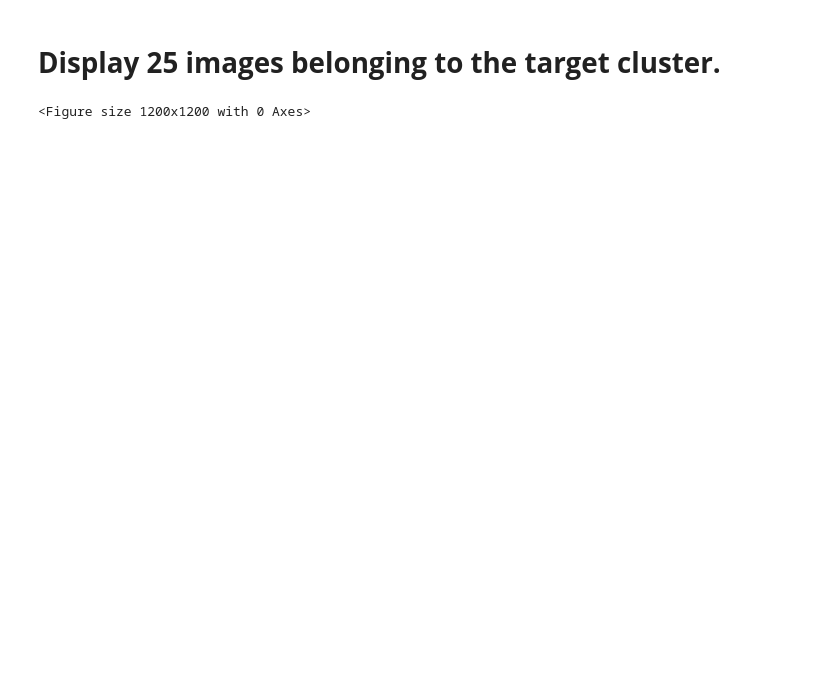
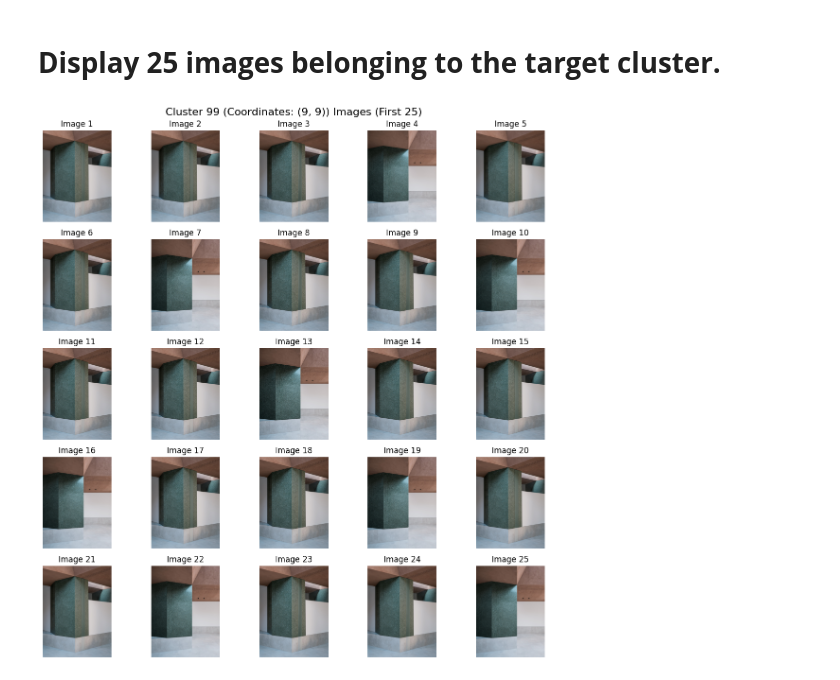
Before and after one commit to sakarla/Machine-Learning-for-Architecs, a Jupyter notebook: week 6_Unsupervized learning/Code/Week6_Clustring_CSV_SOM.ipynb, the cells around one changed output. Drawn from its saved outputs; the diff is of its cells as text; code cells hidden in the pictures; blank space fills up the shorter version.

```diff
--- a/week 6_Unsupervized learning/Code/Week6_Clustring_CSV_SOM.ipynb
+++ b/week 6_Unsupervized learning/Code/Week6_Clustring_CSV_SOM.ipynb
@@ -249,40 +178,53 @@ plt.show()
 # %% [markdown]
 # **Display 25  images belonging to the target cluster.**
 # %%
-##############################################################################
-# Target cluster index to display
-target_cluster = 10  # Change this to the cluster index you want to display
-##############################################################################
+import matplotlib.pyplot as plt
+from PIL import Image
 
+# Set the target cluster number (0 to m*m-1)
+target_cluster_number = 99  # Change this to the cluster number you want to display
 
-# Find all images belonging to the target cluster
-cluster_images = [filenames[i] for i in range(len(bmu_indices)) if bmu_indices[i][0] == target_cluster]
+# Define grid size
+m = 10  # Assuming a 10x10 grid
 
+# Convert the target cluster number to BMU coordinates
+target_cluster = (target_cluster_number // m, target_cluster_number % m)  # Convert cluster number to (x, y) coordinates
 
-##############################################################################
-# Limit the display to the first 25 images (you can adjust this number)
-num_images_to_display = 25
-##############################################################################
-cluster_images = cluster_images[:num_images_to_display]
+# Find all image indices belonging to the target cluster
+cluster_image_indices = [i for i in range(len(bmu_indices)) if tuple(bmu_indices[i]) == target_cluster]
 
-# Create a figure to display cluster images
-plt.figure(figsize=(12, 12))
-plt.suptitle(f"Cluster {target_cluster} Images (First {num_images_to_display})", fontsize=16)
+# Check if there are images in the target cluster
+if len(cluster_image_indices) == 0:
+    # No images in this cluster, display a message
+    plt.figure(figsize=(6, 6))
+    plt.text(0.5, 0.5, "There are no images in this cluster", ha="center", va="center", fontsize=16)
+    plt.axis('off')  # Hide axes for a cleaner display
+    plt.show()
+else:
+    # Limit the display to the first 25 images (you can adjust this number)
+    num_images_to_display = min(25, len(cluster_image_indices))
+    cluster_image_indices = cluster_image_indices[:num_images_to_display]
 
-# Iterate through and display the first 25 images
-for i in range(len(cluster_images)):
-    plt.subplot(5, 10, i + 1)
-    try:
-        img = Image.open(image_dir +'/'+ cluster_images[i])
-        plt.imshow(img)
-        plt.title(f"Image {i}")
-        plt.axis('off')
-    except Exception as e:
-        print(f"Error loading image {cluster_images[i]}: {e}")
-        plt.text(0.5, 0.5, "Error", ha="center", va="center")
-        plt.axis('off')
+    # Create a figure to display the cluster images
+    plt.figure(figsize=(12, 12))
+    plt.suptitle(f"Cluster {target_cluster_number} (Coordinates: {target_cluster}) Images (First {num_images_to_display})", fontsize=16)
 
-plt.tight_layout(rect=[0, 0, 1, 0.96])  # Adjust layout to fit title
-plt.show()
+    # Iterate through and display the images in a 5x5 grid
+    for i, img_index in enumerate(cluster_image_indices):
+        plt.subplot(5, 5, i + 1)  # Create a subplot for each image (5 rows x 5 columns)
+
+        try:
+            # Load the image from the filename
+            img = Image.open(image_dir + '/' + filenames[img_index])
+            plt.imshow(img)
+            plt.title(f"Image {i+1}")
+            plt.axis('off')  # Hide axes for a cleaner display
+        except Exception as e:
+            print(f"Error loading image {filenames[img_index]}: {e}")
+            plt.text(0.5, 0.5, "Error", ha="center", va="center")
+            plt.axis('off')
+
+    plt.tight_layout()
+    plt.show()
 # %% [output]
-<Figure size 1200x1200 with 0 Axes>
+[figure, added]
```
Also changed, not shown: parts of 17 cells of this notebook.
